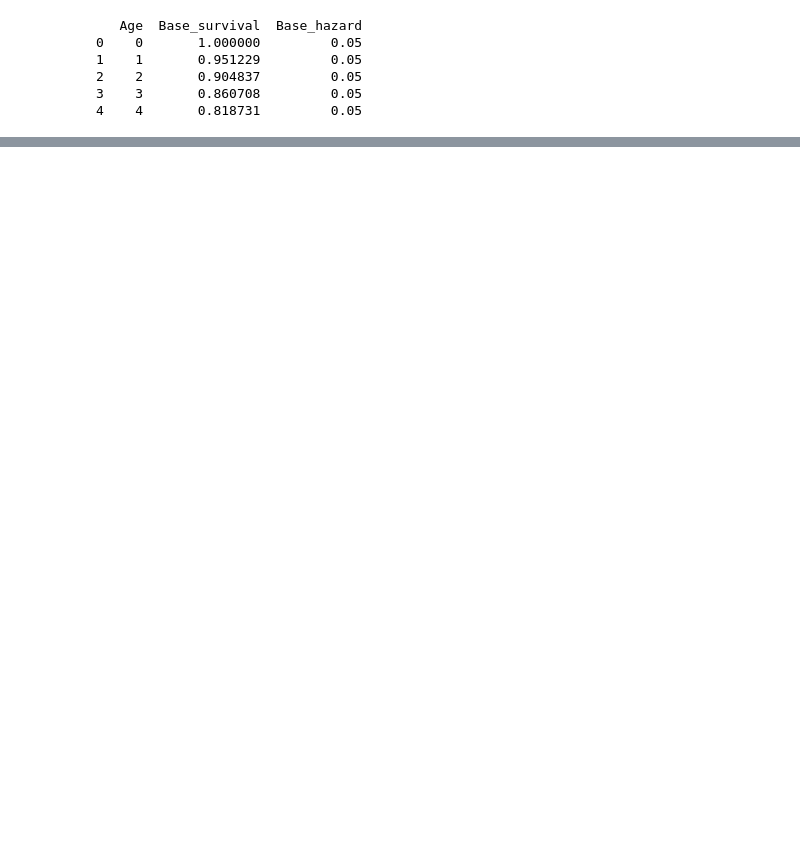
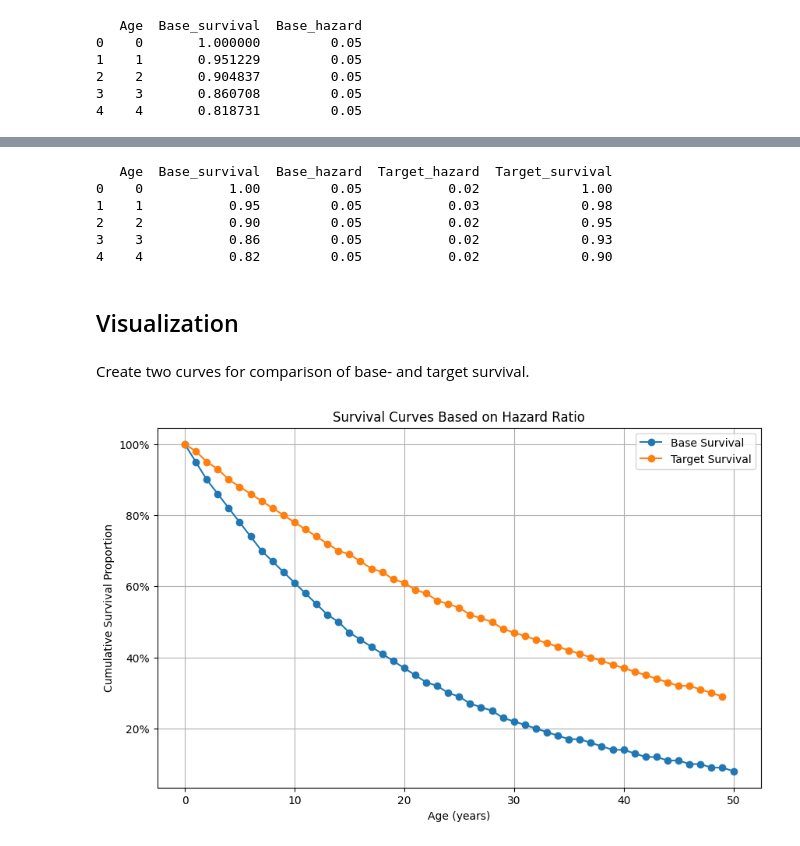
Before and after one commit to davidzhao1015/hr-informed-survivalcurve, a Jupyter notebook: template_build_survival_hazardratio.ipynb, the cells around one changed output, grey strips where cells are left out. Drawn from its saved outputs; the diff is of its cells as text; code cells hidden in the pictures; blank space fills up the shorter version.

Commit message:
created plot in notebook

```diff
--- a/template_build_survival_hazardratio.ipynb
+++ b/template_build_survival_hazardratio.ipynb
@@ -75,0 +78,3 @@ print(base_survival_df.head())
+# %%
+# Calculate the target hazard using the hazard ratio
+base_survival_df['Target_hazard'] = base_survival_df['Base_hazard'] * hazard_ratio
@@ -75,0 +83,28 @@ print(base_survival_df.head())
+# %%
+initial_target_survival = base_survival_df['Base_survival'][0]  # Assuming the initial survival is the same as the base case
+# %%
+# Row count for iteration
+row_count = base_survival_df.shape[0]
+
+# Calculate the target survival curve using the target hazard
+target_survival = [initial_target_survival]  # Start with the initial survival
+for i in range(1, row_count):
+    # Calculate the next survival based on the previous survival and the target hazard
+    next_survival = target_survival[-1] * np.exp(-base_survival_df['Target_hazard'][i])
+    target_survival.append(next_survival)
+
+# Add the target survival to the DataFrame
+base_survival_df['Target_survival'] = target_survival
+
+# Format values across all columns to 2 decimal places
+base_survival_df = base_survival_df.round(2)
+
+# Inspect the first few rows of the DataFrame with target survival
+print(base_survival_df.head())
+# %% [output]
+   Age  Base_survival  Base_hazard  Target_hazard  Target_survival
+0    0           1.00         0.05           0.02             1.00
+1    1           0.95         0.05           0.03             0.98
+2    2           0.90         0.05           0.02             0.95
+3    3           0.86         0.05           0.02             0.93
+4    4           0.82         0.05           0.02             0.90
@@ -75,0 +114,25 @@ print(base_survival_df.head())
+# %% [markdown]
+## Visualization
+# %% [markdown]
+Create two curves for comparison of base- and target survival.
+# %%
+# Create a plot to visualize the base and target survival curves
+plt.figure(figsize=(10, 6)) # Set the figure size for better visibility
+
+# Markers are added to the plot for better visibility of data points
+plt.plot(base_survival_df['Age'], base_survival_df['Base_survival'], label='Base Survival', marker='o')
+plt.plot(base_survival_df['Age'], base_survival_df['Target_survival'], label='Target Survival', marker='o')
+
+# Set % format for y-axis
+plt.gca().yaxis.set_major_formatter(plt.FuncFormatter(lambda y, _: '{:.0%}'.format(y)))
+
+# Add title and labels to the plot
+plt.title('Survival Curves Based on Hazard Ratio')
+plt.xlabel('Age (years)')
+plt.ylabel('Cumulative Survival Proportion')
+plt.legend()
+plt.grid()
+
+plt.show()
+# %% [output]
+[figure, added]
```
Also changed, not shown: parts of 4 cells of this notebook, 3 other files.
